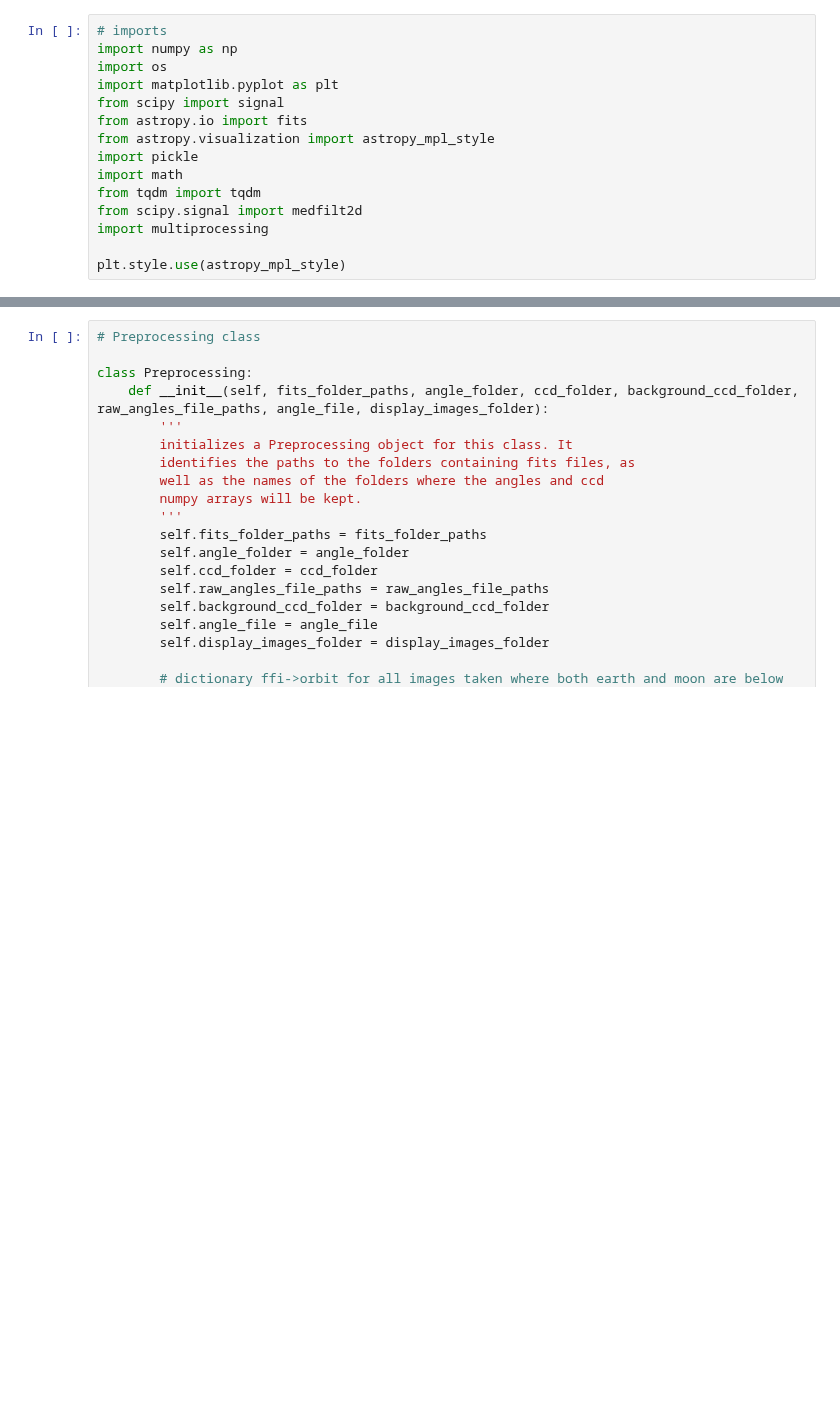
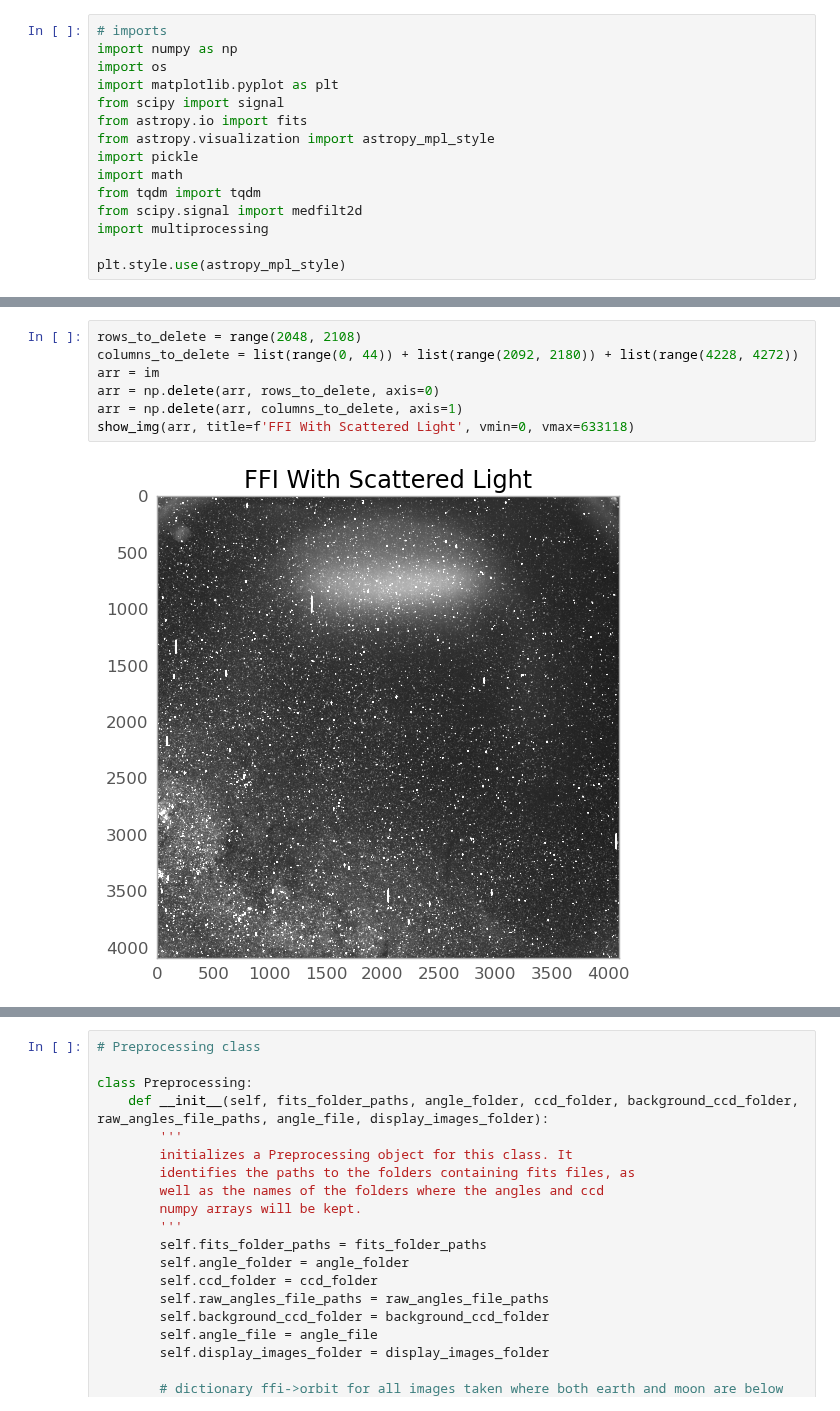
Before and after one commit to daniel-muthukrishna/BEAM, a Jupyter notebook: archived/Preprocessing_im4096x4096.ipynb, the cells around one changed output, grey strips where cells are left out. Drawn from its saved outputs; the diff is of its cells as text; blank space fills up the shorter version.

```diff
--- a/archived/Preprocessing_im4096x4096.ipynb
+++ b/archived/Preprocessing_im4096x4096.ipynb
@@ -15,0 +55,9 @@ plt.style.use(astropy_mpl_style)
+# %%
+rows_to_delete = range(2048, 2108)
+columns_to_delete = list(range(0, 44)) + list(range(2092, 2180)) + list(range(4228, 4272))
+arr = im
+arr = np.delete(arr, rows_to_delete, axis=0)
+arr = np.delete(arr, columns_to_delete, axis=1)
+show_img(arr, title=f'FFI With Scattered Light', vmin=0, vmax=633118)
+# %% [output]
+[figure, added]
```
Also changed, not shown: parts of 10 cells of this notebook, 18 other files.
